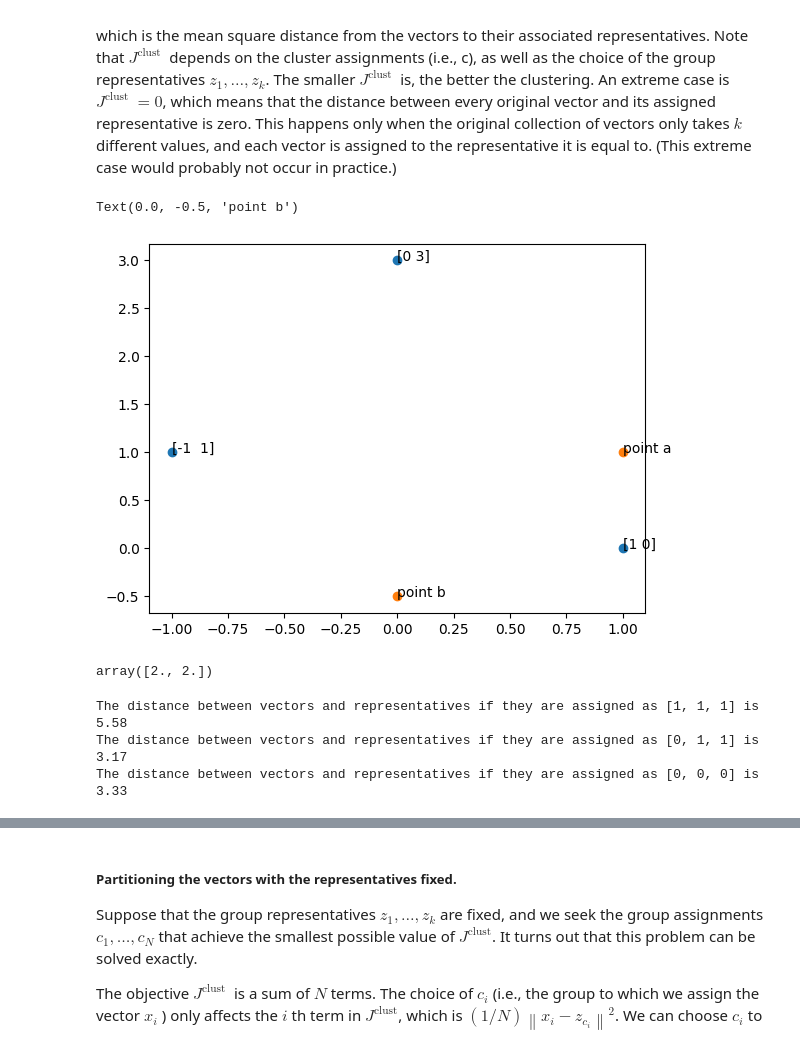
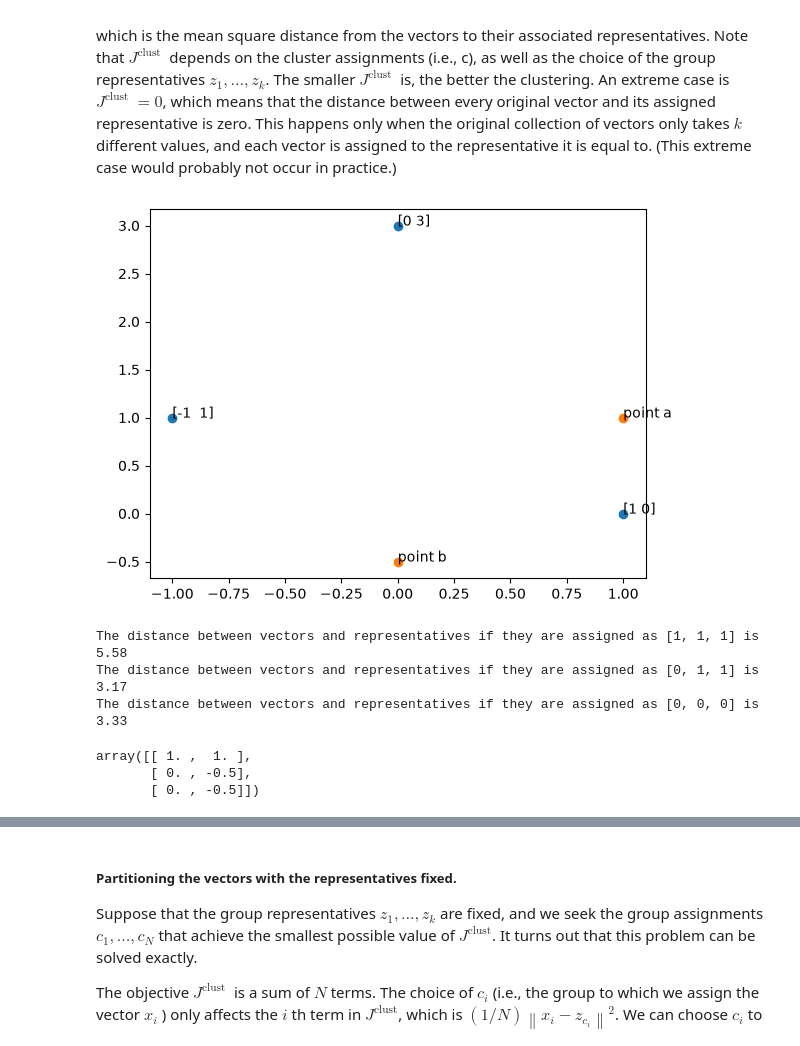
Before and after one commit to deumath/jupyterlite, a Jupyter notebook: content/MathML/lecture_slides_ch_04.ipynb, the cells around one changed output, grey strips where cells are left out. Saved outputs shown, nothing was run; the diff lists cells and outputs as text; code cells hidden in the pictures.

```diff
--- a/content/MathML/lecture_slides_ch_04.ipynb
+++ b/content/MathML/lecture_slides_ch_04.ipynb
@@ -92,15 +91,16 @@ which is the mean square distance from the vectors to their associated represent
 x = np.array([[0, 3], [1, 0], [-1, 1]])
 reps = np.array([[1, 1], [0, -0.5]])
 # %%
-fig, _ = plt.subplots()
+fig = plt.figure()
 
 plt.scatter(*zip(*x))
 for el in x:
     plt.annotate(str(el), el)
 
 plt.scatter(*zip(*reps))
 plt.annotate("point a", reps[0])
 plt.annotate("point b", reps[1])
+plt.show()
+plt.close(fig)
 # %% [output]
-Text(0.0, -0.5, 'point b')
-[figure, old version]
+[figure, new version]
@@ -109,8 +107,3 @@ plt.close(fig)
-# %%
-x_test = np.array([[0, 0], [2, 2], [0, 0]])
-np.linalg.norm(x_test, axis=0)
-# %% [output]
-array([2., 2.])
 # %%
 def jclust(x, reps, assignment):
     return np.average(np.linalg.norm(x - reps[assignment], axis=1) ** 2)
@@ -128,6 +121,12 @@ print(
 The distance between vectors and representatives if they are assigned as [1, 1, 1] is 5.58
 The distance between vectors and representatives if they are assigned as [0, 1, 1] is 3.17
 The distance between vectors and representatives if they are assigned as [0, 0, 0] is 3.33
+# %%
+reps[[0, 1, 1]]
+# %% [output]
+array([[ 1. ,  1. ],
+       [ 0. , -0.5],
+       [ 0. , -0.5]])
 # %%
 data = np.array([[1, 2], [5, 3], [4, 6]])
 
```
Also changed, not shown: parts of 14 cells of this notebook, 1 other file.
